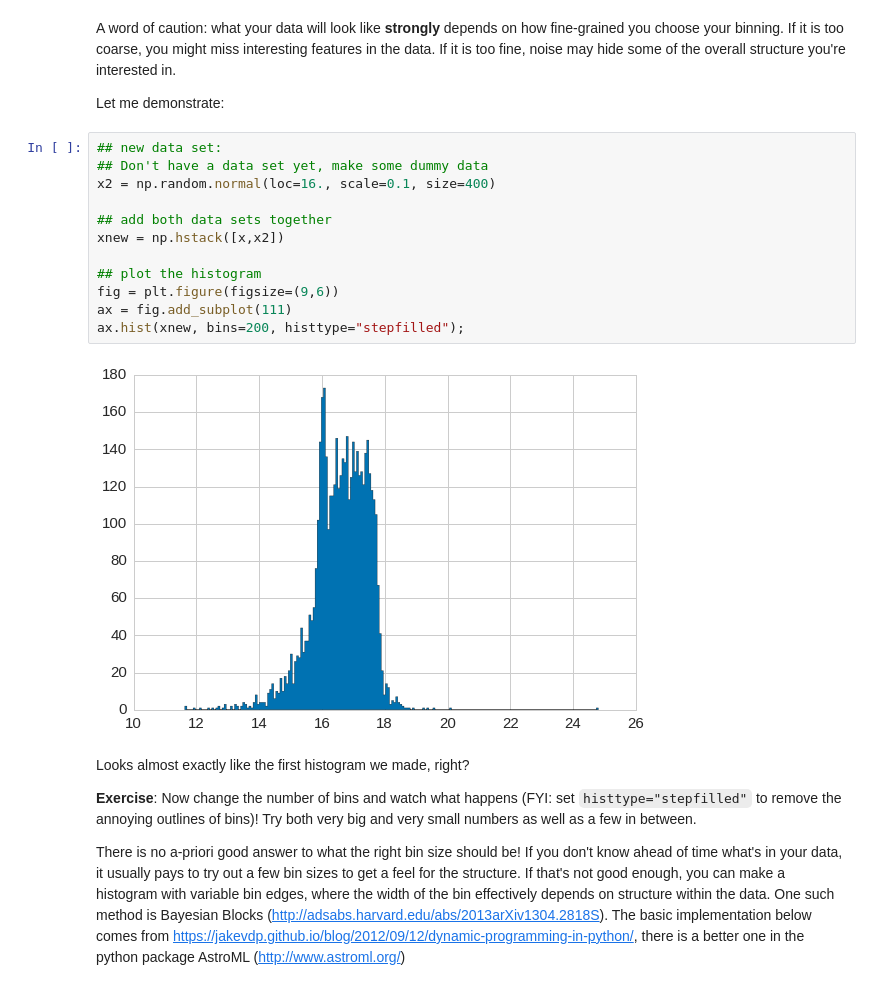
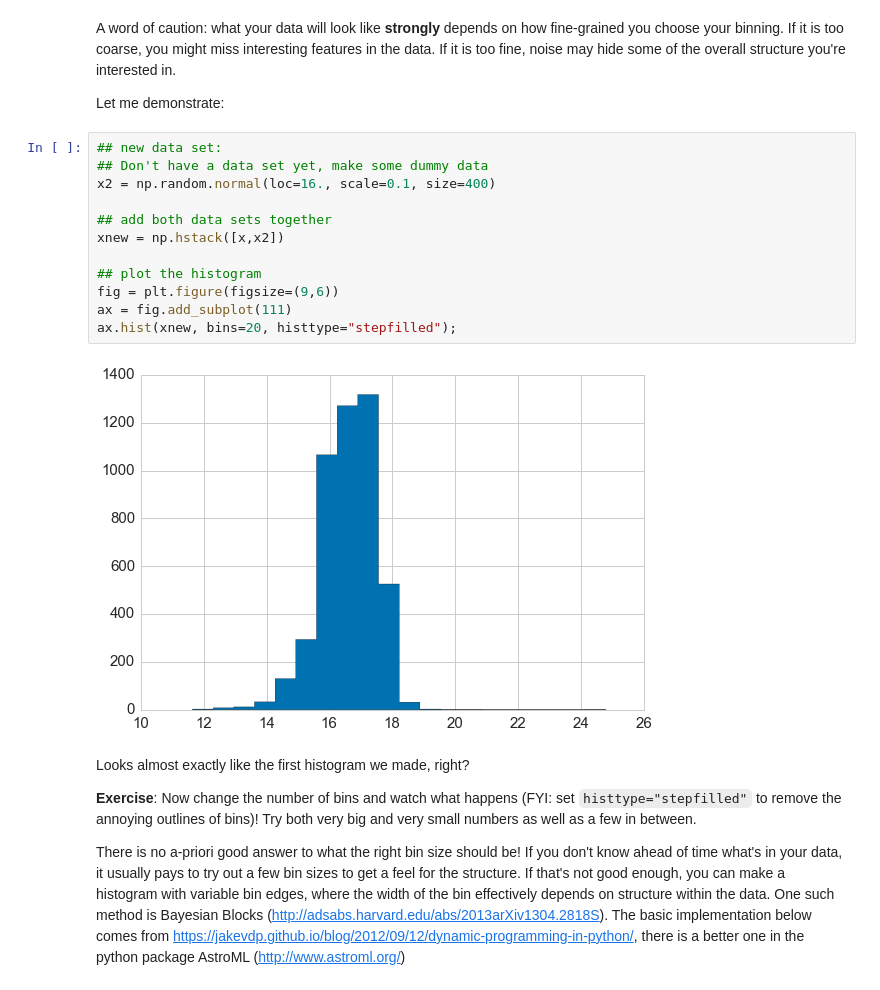
Before and after one commit to AstroHackWeek/AstroHackWeek2015, a Jupyter notebook: day1/day1_visualsummaries.ipynb, the cells around one changed output. Cells and saved outputs as stored; diff of their text form.

```diff
--- a/day1/day1_visualsummaries.ipynb
+++ b/day1/day1_visualsummaries.ipynb
@@ -241,17 +241,17 @@ Let me demonstrate:
 # %%
 ## new data set:
 ## Don't have a data set yet, make some dummy data
 x2 = np.random.normal(loc=16., scale=0.1, size=400)
 
 ## add both data sets together
 xnew = np.hstack([x,x2])
 
 ## plot the histogram
 fig = plt.figure(figsize=(9,6))
 ax = fig.add_subplot(111)
-ax.hist(xnew, bins=200, histtype="stepfilled");
+ax.hist(xnew, bins=20, histtype="stepfilled");
 # %% [output]
-[figure, old version]
+[figure, new version]
 # %% [markdown]
 Looks almost exactly like the first histogram we made, right?
 
```
Also changed, not shown: parts of 31 cells of this notebook, 1 other file.
